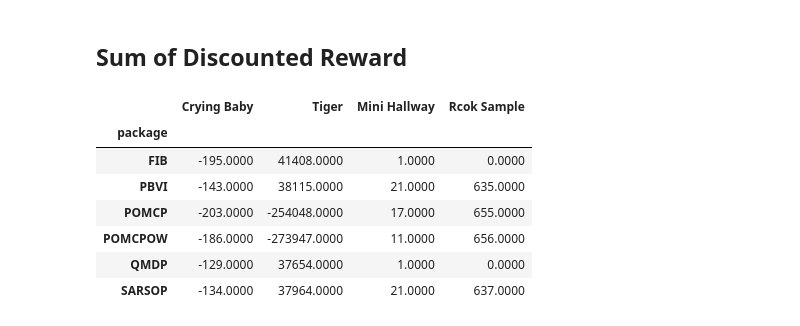
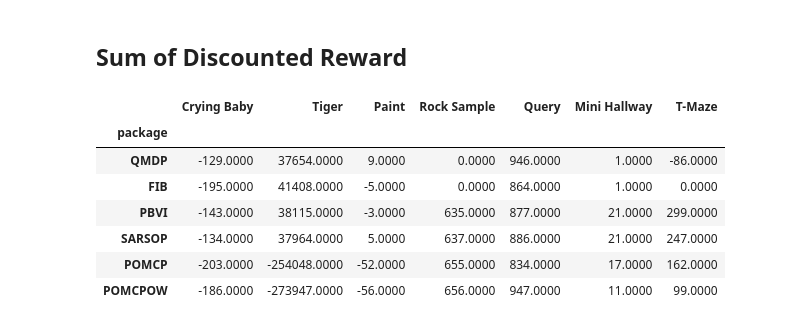
Before and after one commit to aliceyshu/8010_project, a Jupyter notebook: results/summary_results.ipynb, the cells around one changed output. Saved outputs shown, nothing was run; the diff lists cells and outputs as text; code cells hidden in the pictures.

```diff
--- a/results/summary_results.ipynb
+++ b/results/summary_results.ipynb
@@ -113,0 +137,6 @@ runtime is the sum of 100 simulations, each simulation contains 1000 games
+# %%
+paint_runtime = df2["runtime"]
+print(paint_runtime)
+
+paint_sum_discounted = df2["sum_discount_reward"]
+print(paint_sum_discounted)
@@ -163,3 +209,17 @@ SARSOP     637
 Name: sum_discount_reward, dtype: int64
 # %% [markdown]
 ## Query
+# %%
+df = pd.read_table("queryProblem.csv",sep=',')
+
+cm = sns.light_palette("orange", as_cmap=True)
+df2 = df.groupby(["package"]).sum().round(4)
+df2 = df2[[i for i in df2.columns if i not in ['id']]]
+df2.style.format('{:.4f}').background_gradient(cmap=cm).apply(
+    lambda col: ['font-weight:bold'
+                 if ((x==col.max() and col.name in [
+                     "sum_reward","sum_discount_reward"
+                     ])
+                     or (x==col.min() and col.name in ["avg_steps","runtime"]))
+                 else ''
+                 for x in col])
@@ -165,0 +235,6 @@ Name: sum_discount_reward, dtype: int64
+# %%
+query_runtime = df2["runtime"]
+print(query_runtime)
+
+query_sum_discounted = df2["sum_discount_reward"]
+print(query_sum_discounted)
@@ -324,21 +395,29 @@ concatenated1.style.format('{:.4f}').background_gradient(axis=0,cmap="Pastel2").
 # %% [markdown]
 ## Sum of Discounted Reward
 # %%
-concatenated2 = pd.concat([ baby_sum_discounted, tiger_sum_discounted, miniHallway_sum_discounted, rock_sum_discounted], axis=1)
+concatenated2 = pd.concat([ baby_sum_discounted, tiger_sum_discounted, paint_sum_discounted,
+                           rock_sum_discounted, query_sum_discounted, miniHallway_sum_discounted,
+                           tMaze_sum_discounted], axis=1)
 concatenated2.columns.values[0] = 'Crying Baby'
 concatenated2.columns.values[1] = 'Tiger'
-concatenated2.columns.values[2] = 'Mini Hallway'
-concatenated2.columns.values[3] = 'Rcok Sample'
+concatenated2.columns.values[2] = 'Paint'
+concatenated2.columns.values[3] = 'Rock Sample'
+concatenated2.columns.values[4] = 'Query'
+concatenated2.columns.values[5] = 'Mini Hallway'
+concatenated2.columns.values[6] = 'T-Maze'
+custom_order = {'IP':0, 'QMDP':1,'FIB':2,'PBVI':3,
+                'SARSOP':4,'POMCP':5,'POMCPOW':6}
+concatenated2 =concatenated2.sort_values(by=['package'], key=lambda x: x.map(custom_order))
 
 concatenated2.style.format('{:.4f}').background_gradient(axis=0,cmap="Pastel1").apply(
     lambda col: ['font-weight:bold' if x==col.max() else ''
                  for x in col])
 # %% [output]
-|  | Crying Baby | Tiger | Mini Hallway | Rcok Sample |
-| package |  |  |  |  |
-| FIB | -195.0000 | 41408.0000 | 1.0000 | 0.0000 |
-| PBVI | -143.0000 | 38115.0000 | 21.0000 | 635.0000 |
-| POMCP | -203.0000 | -254048.0000 | 17.0000 | 655.0000 |
-| POMCPOW | -186.0000 | -273947.0000 | 11.0000 | 656.0000 |
-| QMDP | -129.0000 | 37654.0000 | 1.0000 | 0.0000 |
-| SARSOP | -134.0000 | 37964.0000 | 21.0000 | 637.0000 |
+|  | Crying Baby | Tiger | Paint | Rock Sample | Query | Mini Hallway | T-Maze |
+| package |  |  |  |  |  |  |  |
+| QMDP | -129.0000 | 37654.0000 | 9.0000 | 0.0000 | 946.0000 | 1.0000 | -86.0000 |
+| FIB | -195.0000 | 41408.0000 | -5.0000 | 0.0000 | 864.0000 | 1.0000 | 0.0000 |
+| PBVI | -143.0000 | 38115.0000 | -3.0000 | 635.0000 | 877.0000 | 21.0000 | 299.0000 |
+| SARSOP | -134.0000 | 37964.0000 | 5.0000 | 637.0000 | 886.0000 | 21.0000 | 247.0000 |
+| POMCP | -203.0000 | -254048.0000 | -52.0000 | 655.0000 | 834.0000 | 17.0000 | 162.0000 |
+| POMCPOW | -186.0000 | -273947.0000 | -56.0000 | 656.0000 | 947.0000 | 11.0000 | 99.0000 |
```
Also changed, not shown: parts of 16 cells of this notebook, 16 other files.
